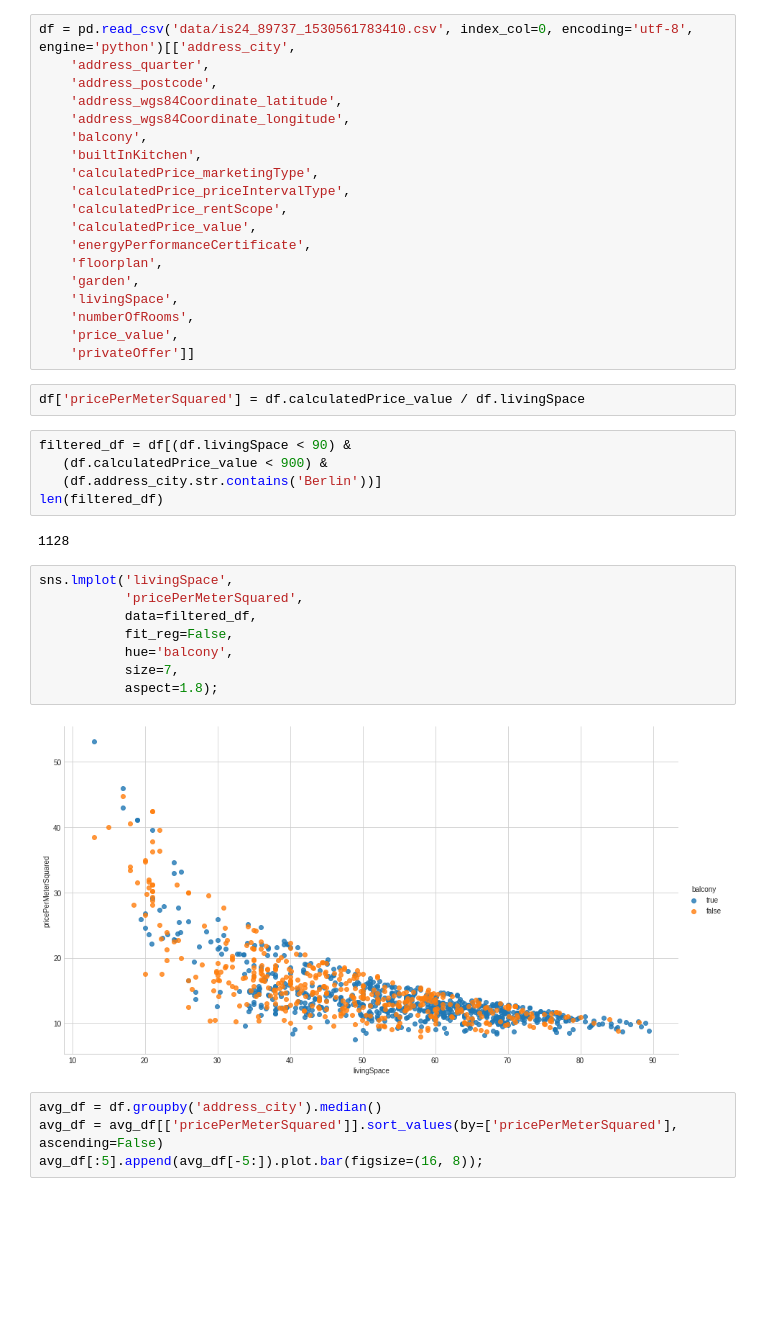
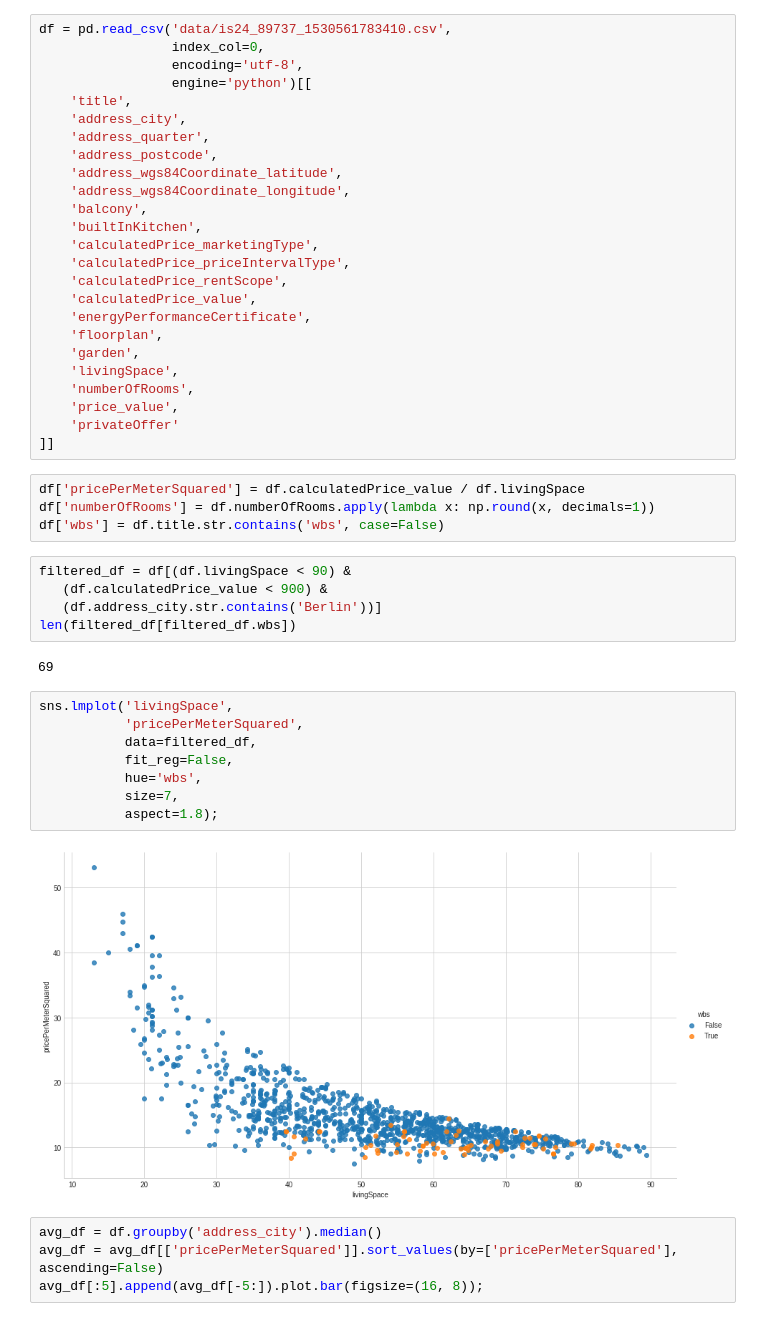
Before and after one commit to shimshir/ds, a Jupyter notebook: is24/is24analisis.ipynb, the cells around one changed output. Drawn from its saved outputs; the diff is of its cells as text; blank space fills up the shorter version.

```diff
--- a/is24/is24analisis.ipynb
+++ b/is24/is24analisis.ipynb
@@ -5,7 +6,12 @@ import matplotlib.pyplot as plt
 import seaborn as sns
 plt.style.use('seaborn-whitegrid')
 # %%
-df = pd.read_csv('data/is24_89737_1530561783410.csv', index_col=0, encoding='utf-8', engine='python')[['address_city',
+df = pd.read_csv('data/is24_89737_1530561783410.csv',
+                 index_col=0,
+                 encoding='utf-8',
+                 engine='python')[[
+    'title',
+    'address_city',
     'address_quarter',
     'address_postcode',
     'address_wgs84Coordinate_latitude',
@@ -22,26 +28,29 @@ df = pd.read_csv('data/is24_89737_1530561783410.csv', index_col=0, encoding='utf
     'livingSpace',
     'numberOfRooms',
     'price_value',
-    'privateOffer']]
+    'privateOffer'
+]]
-# %%
-df['pricePerMeterSquared'] = df.calculatedPrice_value / df.livingSpace
+# %%
+df['pricePerMeterSquared'] = df.calculatedPrice_value / df.livingSpace
+df['numberOfRooms'] = df.numberOfRooms.apply(lambda x: np.round(x, decimals=1))
+df['wbs'] = df.title.str.contains('wbs', case=False)
 # %%
 filtered_df = df[(df.livingSpace < 90) &
    (df.calculatedPrice_value < 900) &
    (df.address_city.str.contains('Berlin'))]
-len(filtered_df)
+len(filtered_df[filtered_df.wbs])
 # %% [output]
-1128
+69
 # %%
 sns.lmplot('livingSpace',
            'pricePerMeterSquared',
            data=filtered_df,
            fit_reg=False,
-           hue='balcony',
+           hue='wbs',
            size=7,
            aspect=1.8);
 # %% [output]
-[figure, old version]
+[figure, new version]
 # %%
 avg_df = df.groupby('address_city').median()
 avg_df = avg_df[['pricePerMeterSquared']].sort_values(by=['pricePerMeterSquared'], ascending=False)
```
Also changed, not shown: parts of 11 cells of this notebook.
